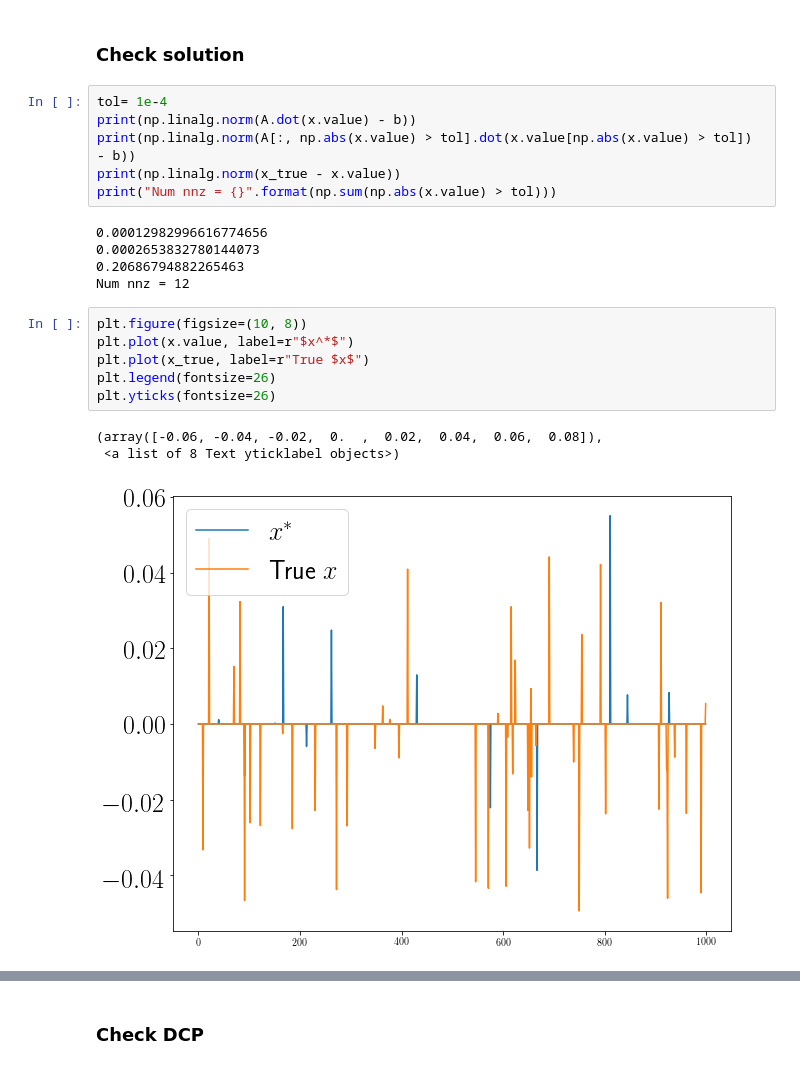
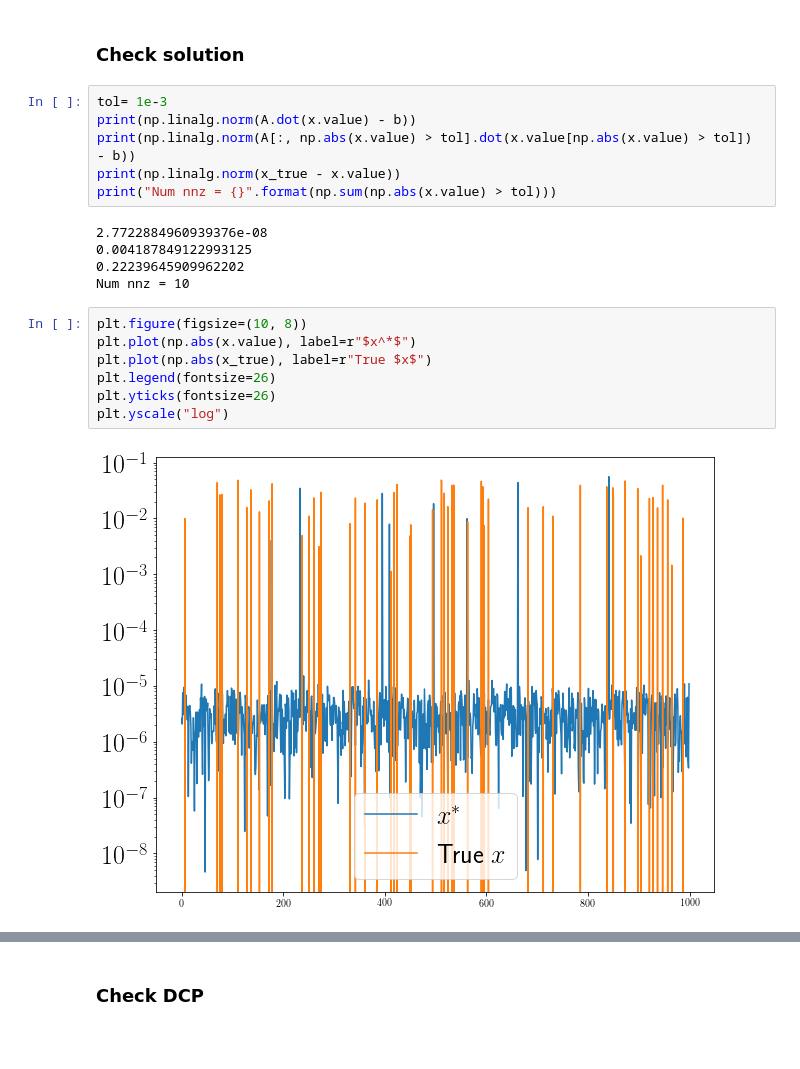
Before and after one commit to amkatrutsa/optimization-fivt, a Jupyter notebook: 06-ConvexSolvers/demo.ipynb, the cells around one changed output, grey strips where cells are left out. Saved outputs shown, nothing was run; the diff lists cells and outputs as text; blank space fills up the shorter version.

```diff
--- a/06-ConvexSolvers/demo.ipynb
+++ b/06-ConvexSolvers/demo.ipynb
@@ -57,26 +38,25 @@ c'x = 0.2217, -b'y = 0.2217
 # %% [markdown]
 ### Check solution
 # %%
-tol= 1e-4
+tol= 1e-3
 print(np.linalg.norm(A.dot(x.value) - b))
 print(np.linalg.norm(A[:, np.abs(x.value) > tol].dot(x.value[np.abs(x.value) > tol]) - b))
 print(np.linalg.norm(x_true - x.value))
 print("Num nnz = {}".format(np.sum(np.abs(x.value) > tol)))
 # %% [output]
-0.00012982996616774656
-0.0002653832780144073
-0.20686794882265463
-Num nnz = 12
+2.7722884960939376e-08
+0.004187849122993125
+0.22239645909962202
+Num nnz = 10
 # %%
 plt.figure(figsize=(10, 8))
-plt.plot(x.value, label=r"$x^*$")
-plt.plot(x_true, label=r"True $x$")
+plt.plot(np.abs(x.value), label=r"$x^*$")
+plt.plot(np.abs(x_true), label=r"True $x$")
 plt.legend(fontsize=26)
 plt.yticks(fontsize=26)
+plt.yscale("log")
 # %% [output]
-(array([-0.06, -0.04, -0.02,  0.  ,  0.02,  0.04,  0.06,  0.08]),
- <a list of 8 Text yticklabel objects>)
-[figure, old version]
+[figure, new version]
 # %%
 plt.figure(figsize=(9, 7))
 plt.semilogy(np.sort(np.abs(x.value))[::-1])
```
Also changed, not shown: parts of 9 cells of this notebook, 1 other file.
